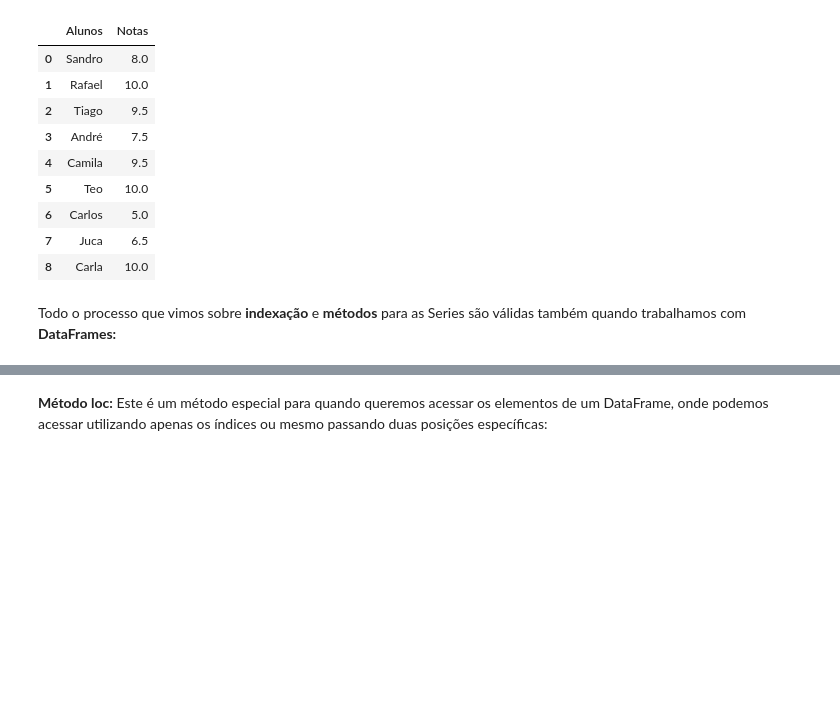
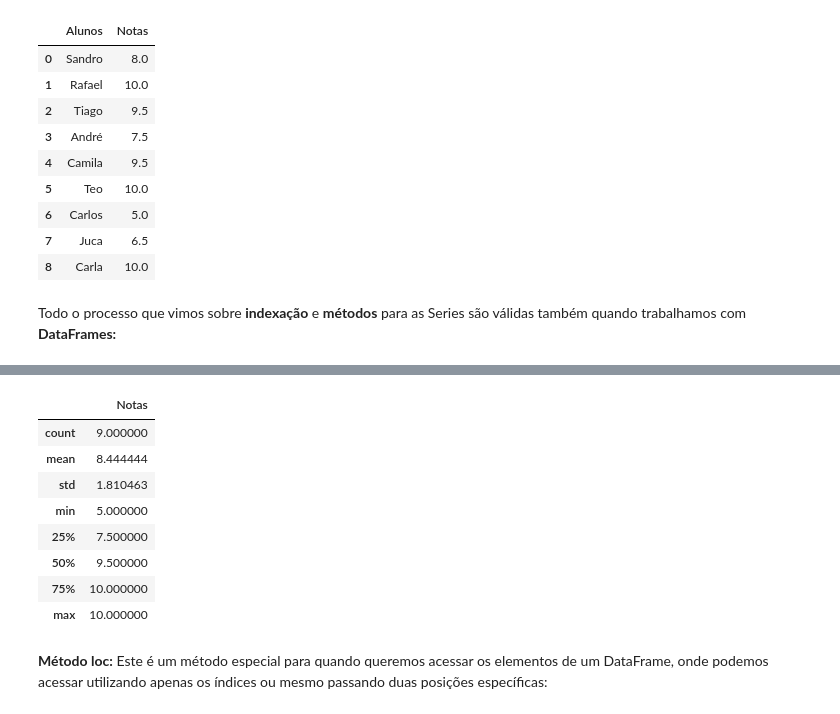
Before and after one commit to JhonCostaDev/Ada-Coders-2024, a Jupyter notebook: data_engineering/tecnicas_programação/aula_3/aula_3_limpo.ipynb, the cells around one changed output, grey strips where cells are left out. Drawn from its saved outputs; the diff is of its cells as text; code cells hidden in the pictures; blank space fills up the shorter version.

```diff
--- a/data_engineering/tecnicas_programação/aula_3/aula_3_limpo.ipynb
+++ b/data_engineering/tecnicas_programação/aula_3/aula_3_limpo.ipynb
@@ -166,2 +564,14 @@ Todo o processo que vimos sobre __indexação__ e __métodos__  para as Series s
+# %%
+df.describe()
+# %% [output]
+|  | Notas |
+| count | 9.000000 |
+| mean | 8.444444 |
+| std | 1.810463 |
+| min | 5.000000 |
+| 25% | 7.500000 |
+| 50% | 9.500000 |
+| 75% | 10.000000 |
+| max | 10.000000 |
 # %% [markdown]
 __Método loc:__ Este é um método especial para quando queremos acessar os elementos de um DataFrame, onde podemos acessar utilizando apenas os índices ou mesmo passando duas posições específicas:
```
Also changed, not shown: parts of 48 cells of this notebook, 2 other files.
